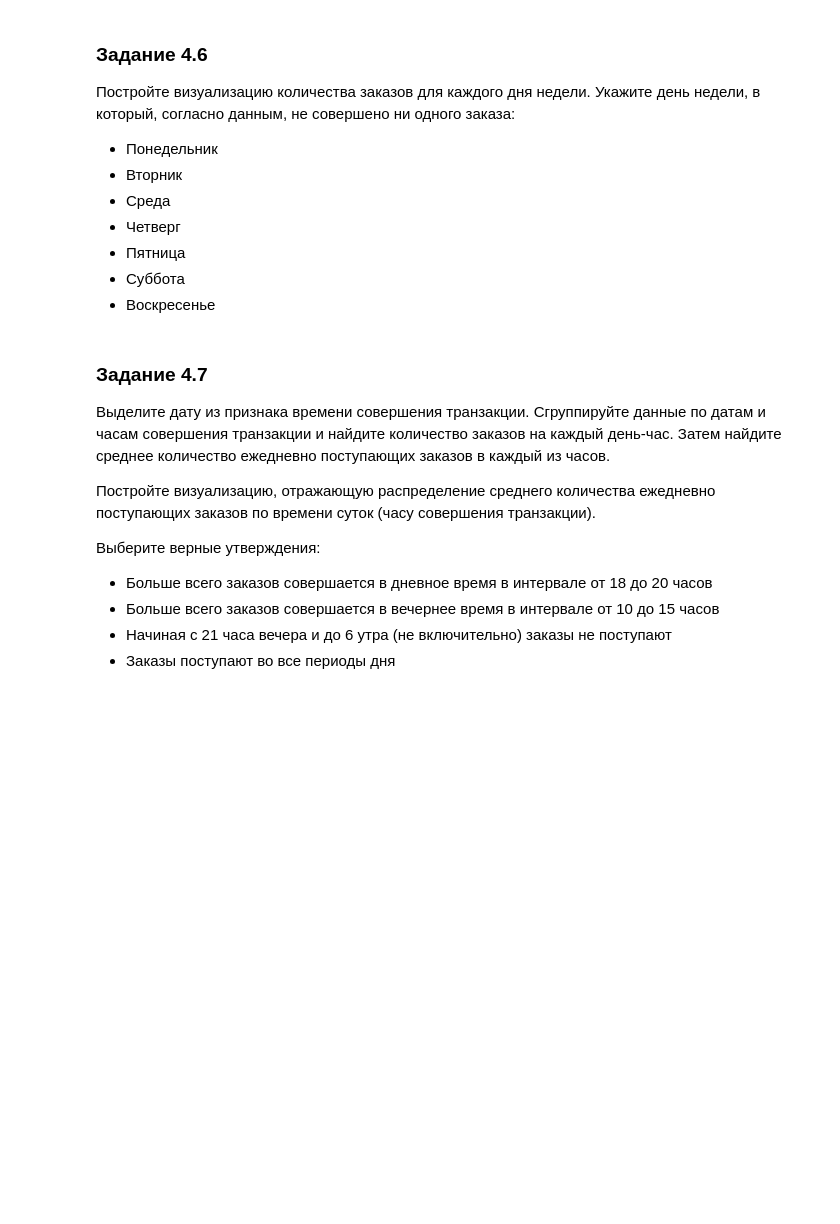
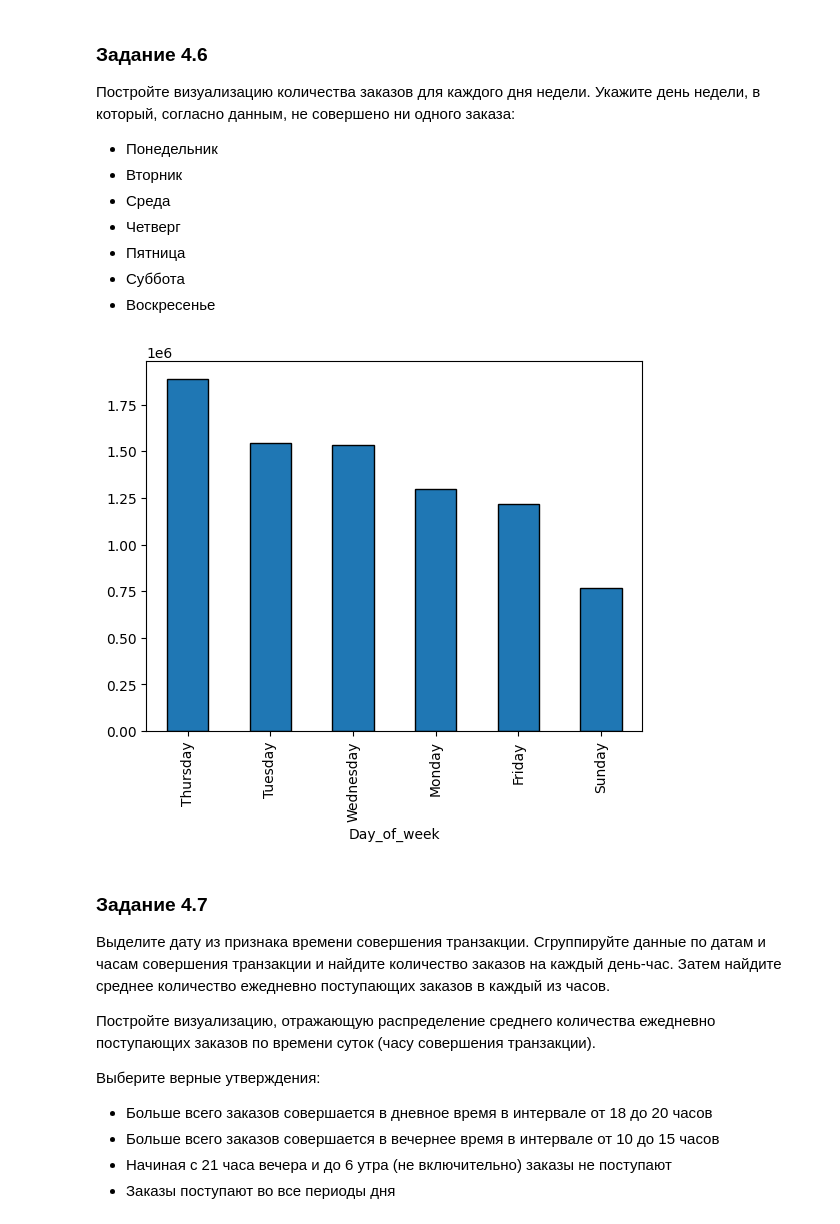
Before and after one commit to Mekhty111/Customer_Segmentation, a Jupyter notebook: Project-6. Ноутбук-шаблон.ipynb, the cells around one changed output. Drawn from its saved outputs; the diff is of its cells as text; code cells hidden in the pictures; blank space fills up the shorter version.

```diff
--- a/Project-6. Ноутбук-шаблон.ipynb
+++ b/Project-6. Ноутбук-шаблон.ipynb
@@ -590,6 +602,12 @@ sort_of_total_gain = (data.groupby(['Country'])['total_price'].sum().sort_values
 * Пятница
 * Суббота
 * Воскресенье
+# %%
+day_of_week_sort = (data.groupby(['Day_of_week'])['total_price'].sum().sort_values(ascending=False))
+
+day_of_week_sort.plot(kind='bar');
+# %% [output]
+[figure, added]
 # %% [markdown]
 ### Задание 4.7
 Выделите дату из признака времени совершения транзакции.
```
Also changed, not shown: parts of 4 cells of this notebook.
